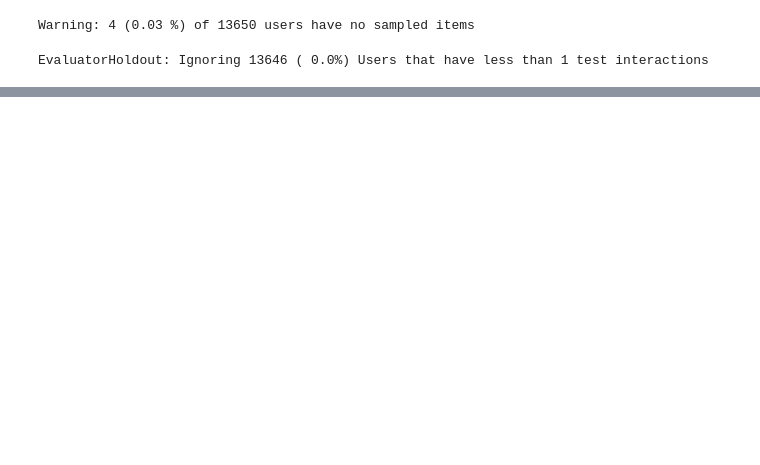
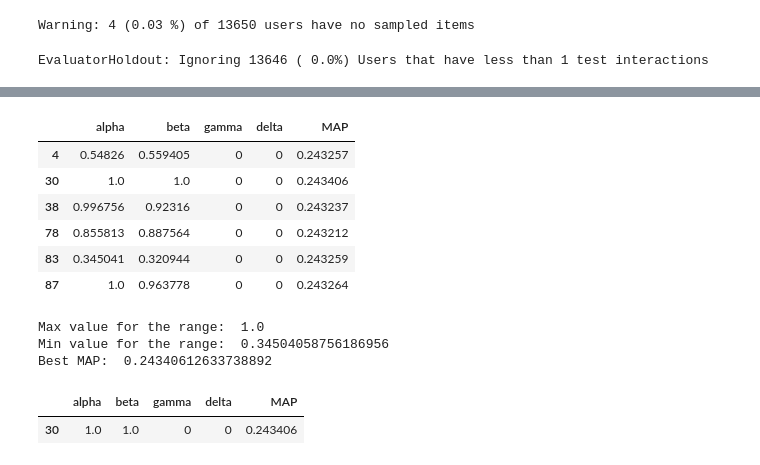
Before and after one commit to AlessioBray/Recommender-Systems-course-challenge, a Jupyter notebook: ScoreHybrid.ipynb, the cells around one changed output, grey strips where cells are left out. Drawn from its saved outputs; the diff is of its cells as text; code cells hidden in the pictures; blank space fills up the shorter version.

```diff
--- a/ScoreHybrid.ipynb
+++ b/ScoreHybrid.ipynb
@@ -91,0 +130,32 @@ Best MAP:  0.23638558249524907
+# %%
+output_folder_path = "result_experiments/ScoresHybrid_RP3beta_IALS_separate_weights/"
+
+data_loader = DataIO(folder_path = output_folder_path)
+search_metadata = data_loader.load_data("RP3betaRecommender_IALSRecommender_metadata.zip")
+#search_metadata.keys()
+
+hyperparameters_df = search_metadata["hyperparameters_df"]
+result_on_validation_df = search_metadata["result_on_validation_df"]
+
+hyperparameters_df['MAP'] = result_on_validation_df['MAP'].values.tolist()
+
+threshold = 0.2432
+
+hyperparameters_df[hyperparameters_df['MAP'] > threshold]
+print('Max value for the range: ', max(hyperparameters_df[hyperparameters_df['MAP'] > threshold].alpha))
+print('Min value for the range: ', min(hyperparameters_df[hyperparameters_df['MAP'] > threshold].alpha))
+print('Best MAP: ', max(hyperparameters_df['MAP']))
+hyperparameters_df[max(hyperparameters_df['MAP']) == hyperparameters_df['MAP']]
+# %% [output]
+|  | alpha | beta | gamma | delta | MAP |
+| 4 | 0.54826 | 0.559405 | 0 | 0 | 0.243257 |
+| 30 | 1.0 | 1.0 | 0 | 0 | 0.243406 |
+| 38 | 0.996756 | 0.92316 | 0 | 0 | 0.243237 |
+| 78 | 0.855813 | 0.887564 | 0 | 0 | 0.243212 |
+| 83 | 0.345041 | 0.320944 | 0 | 0 | 0.243259 |
+| 87 | 1.0 | 0.963778 | 0 | 0 | 0.243264 |
+Max value for the range:  1.0
+Min value for the range:  0.34504058756186956
+Best MAP:  0.24340612633738892
+|  | alpha | beta | gamma | delta | MAP |
+| 30 | 1.0 | 1.0 | 0 | 0 | 0.243406 |
```
Also changed, not shown: parts of 9 cells of this notebook, 18 other files.
